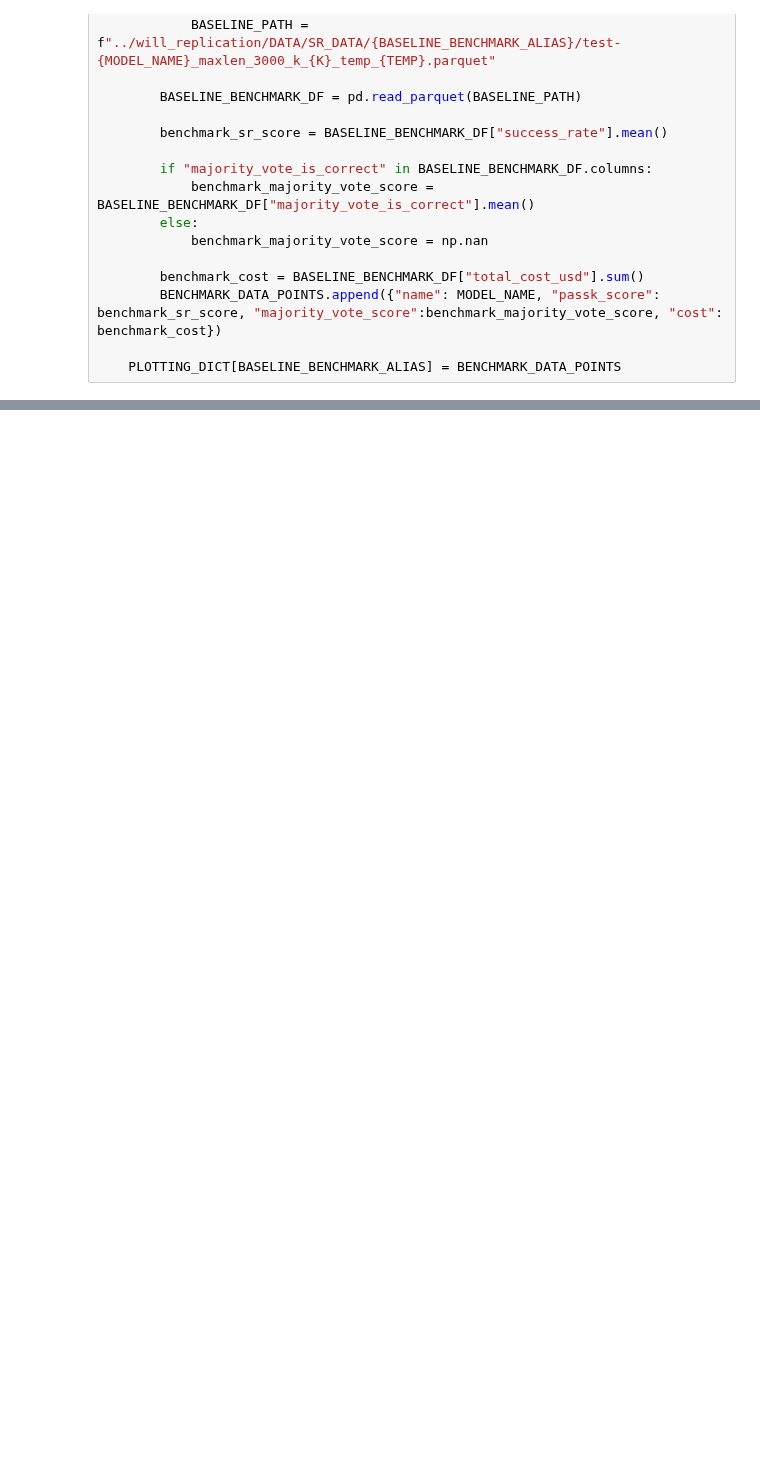
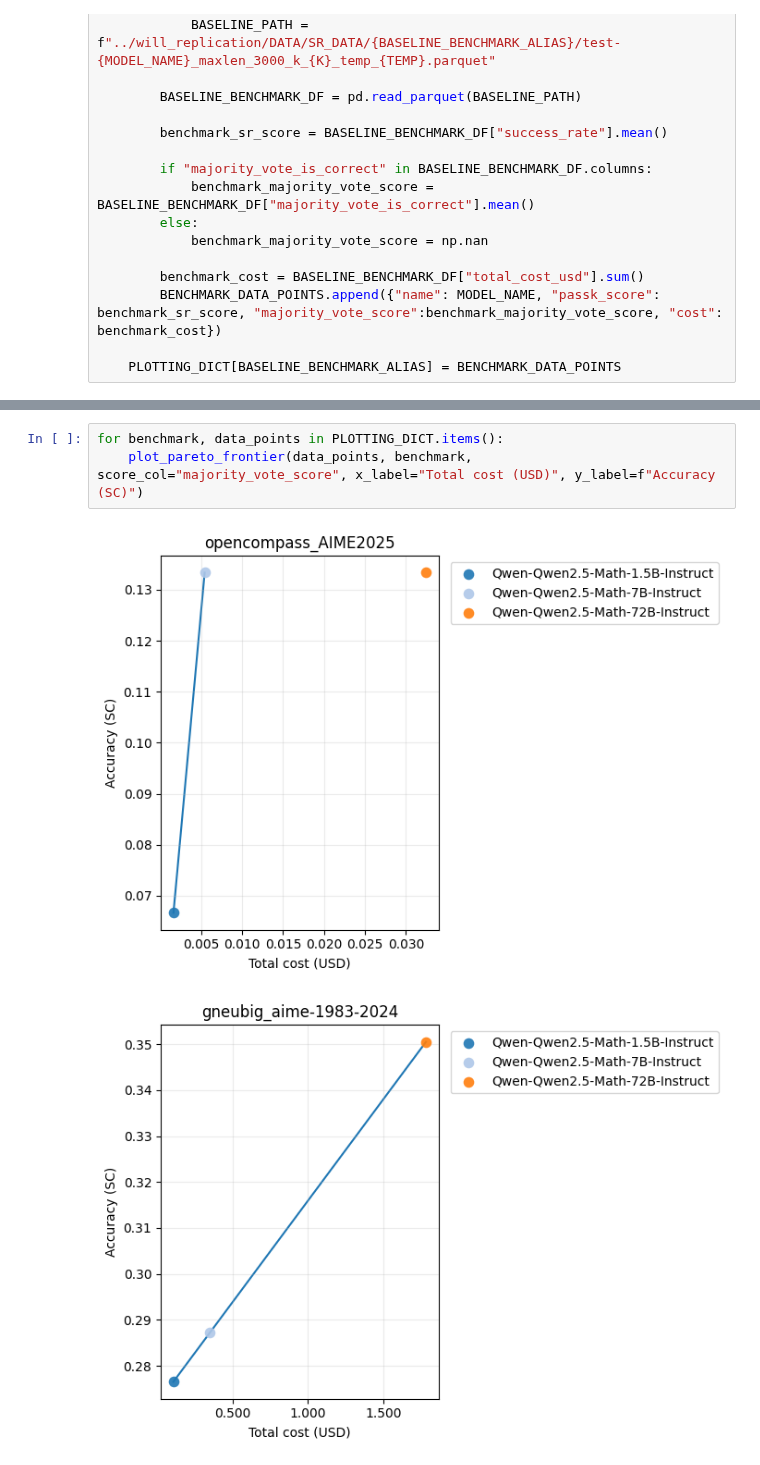
Before and after one commit to KabakaWilliam/llms_know_difficulty, a Jupyter notebook: router_code/create_pareto_baselines.ipynb, the cells around one changed output, grey strips where cells are left out. Drawn from its saved outputs; the diff is of its cells as text; blank space fills up the shorter version.

```diff
--- a/router_code/create_pareto_baselines.ipynb
+++ b/router_code/create_pareto_baselines.ipynb
@@ -99,0 +123,6 @@ for benchmark, data_points in PLOTTING_DICT.items():
+# %%
+for benchmark, data_points in PLOTTING_DICT.items():
+    plot_pareto_frontier(data_points, benchmark, score_col="majority_vote_score", x_label="Total cost (USD)", y_label=f"Accuracy (SC)")
+# %% [output]
+[figure, added]
+[figure, added]
```
Also changed, not shown: parts of 7 cells of this notebook, 35 other files.
